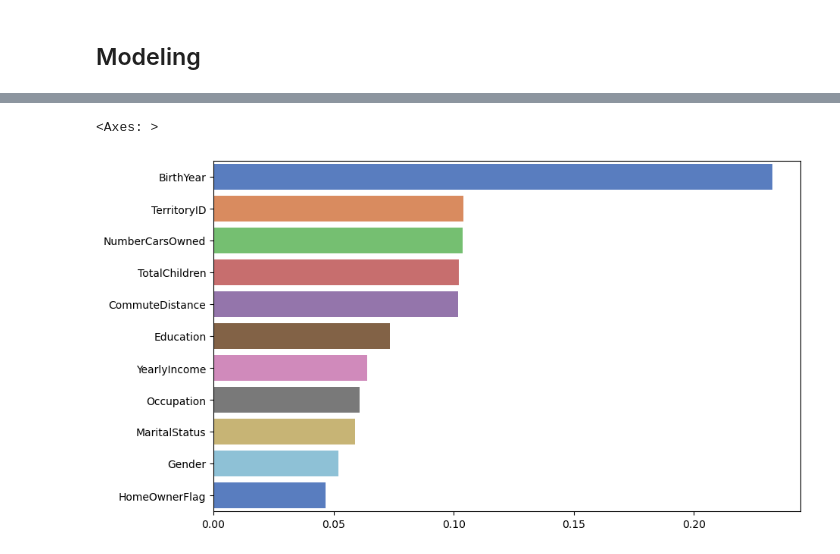
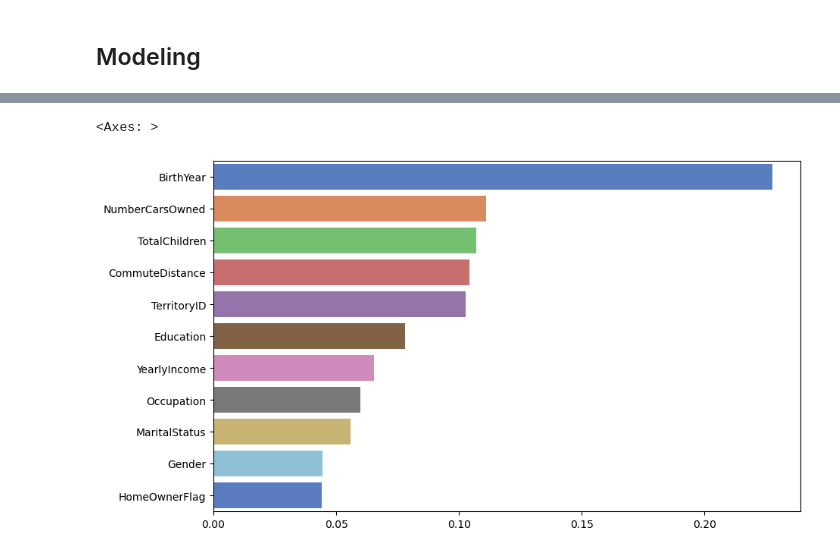
Before and after one commit to jc-simmons/AW-Projects, a Jupyter notebook: high-value classification/classify.ipynb, the cells around one changed output, grey strips where cells are left out. Saved outputs shown, nothing was run; the diff lists cells and outputs as text; code cells hidden in the pictures.

```diff
--- a/high-value classification/classify.ipynb
+++ b/high-value classification/classify.ipynb
@@ -230,38 +297,38 @@ Text(0.5, 1.0, 'ROC Curve')
 # %%
-feat_importance = rfc.feature_importances_.tolist()
-labels = rfc.feature_names_in_.tolist()
+feat_importance = grid.best_estimator_.named_steps.estimator.feature_importances_.tolist()
+labels = grid.best_estimator_.named_steps.preprocess.get_feature_names_out().tolist()
 
+base_features = df.drop(['Total_Purchases', 'HighValue'], axis=1).columns.to_list()
 
-#base_features = nominal_feat + ordinal_feat + numeric_feat
 base_importance_agg = [0]*len(base_features)
 
 for feature in base_features:
 
     for sub_category in labels:
 
         if feature in sub_category:
 
             base_importance_agg[base_features.index(feature)] = base_importance_agg[base_features.index(feature)] + feat_importance[labels.index(sub_category)]
 
 
 
 
 feature = labels + base_features
 importance = feat_importance + base_importance_agg
 
 final = list(zip(feature,importance))
 
 
 final_importances = sorted(final,key=lambda x:x[1],reverse=True)
 
 imp_df = pd.DataFrame(final_importances)
 base_imp = imp_df[imp_df.iloc[:, 0].isin(base_features)].to_numpy()
 
 
 # figure size in inches
 rcParams['figure.figsize'] = 10,6
 
 sns.barplot(y=base_imp[::,0],x=base_imp[::,1],orient='h',palette = "muted")
 # %% [output]
 <Axes: >
-[figure, old version]
+[figure, new version]
```
Also changed, not shown: parts of 17 cells of this notebook.
